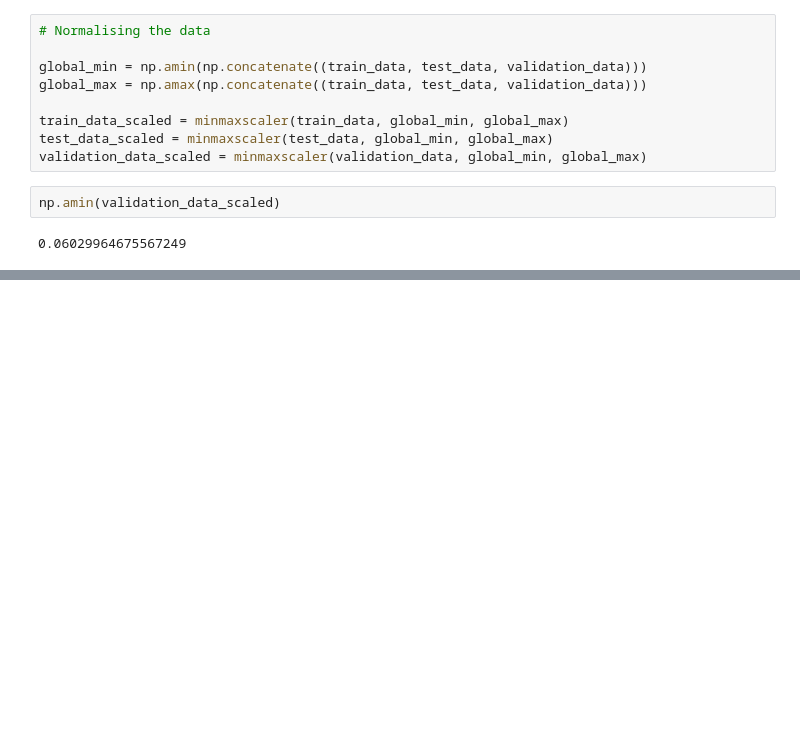
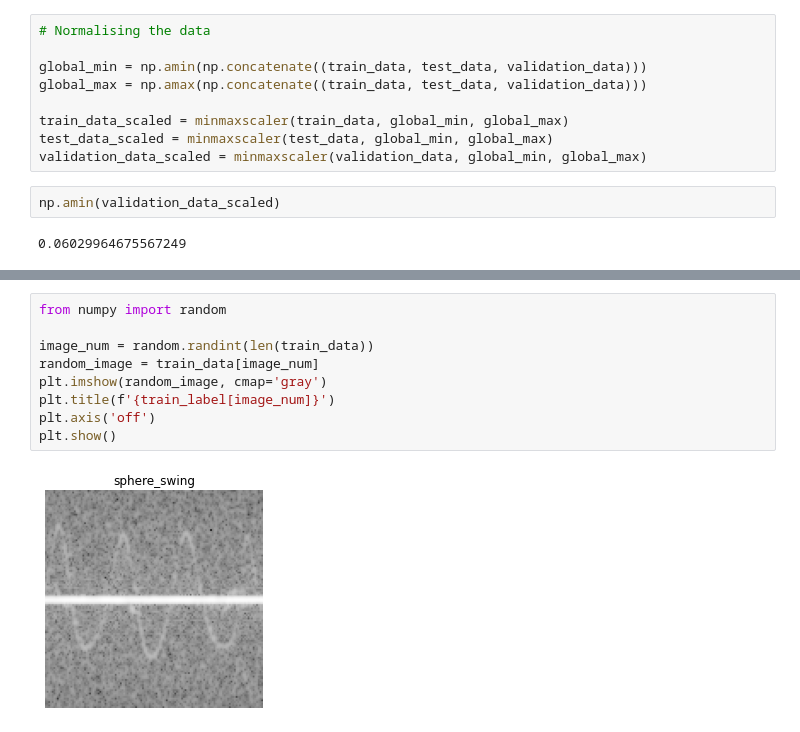
Before and after one commit to nemashy/Masters-Nyasha, a Jupyter notebook: Exploratory Data Analysis.ipynb, the cells around one changed output, grey strips where cells are left out. Drawn from its saved outputs; the diff is of its cells as text; blank space fills up the shorter version.

```diff
--- a/Exploratory Data Analysis.ipynb
+++ b/Exploratory Data Analysis.ipynb
@@ -68,0 +90,11 @@ np.amin(validation_data_scaled)
+# %%
+from numpy import random
+
+image_num = random.randint(len(train_data))
+random_image = train_data[image_num]
+plt.imshow(random_image, cmap='gray')
+plt.title(f'{train_label[image_num]}')
+plt.axis('off')
+plt.show()
+# %% [output]
+[figure, added]
```
Also changed, not shown: parts of 9 cells of this notebook.
